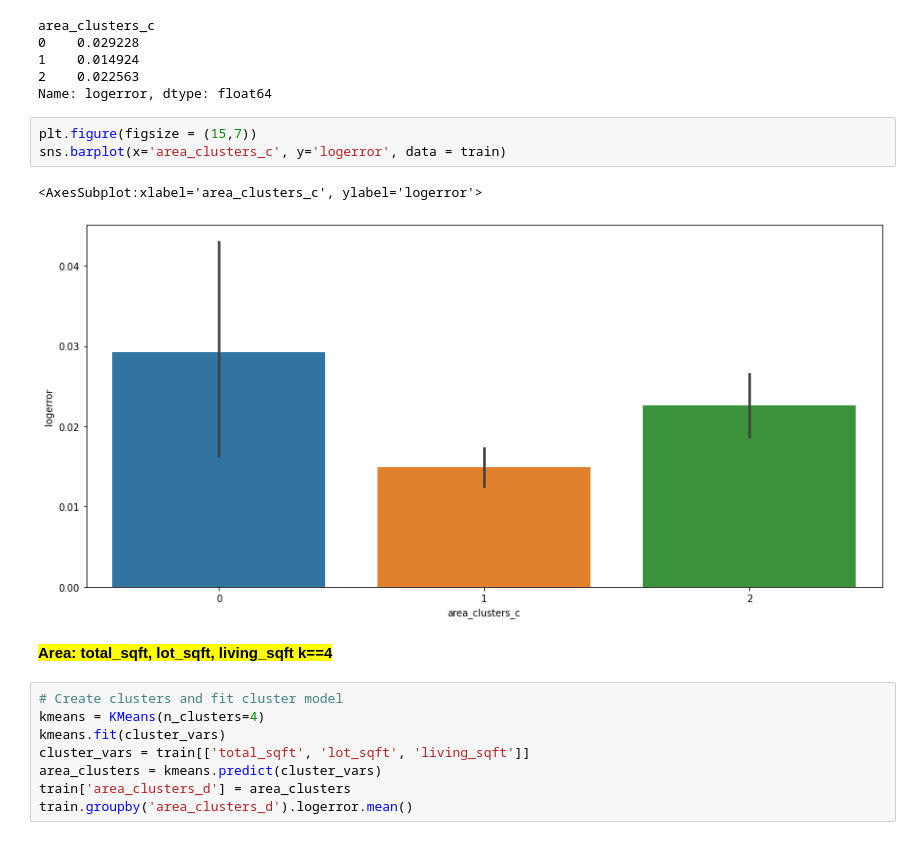
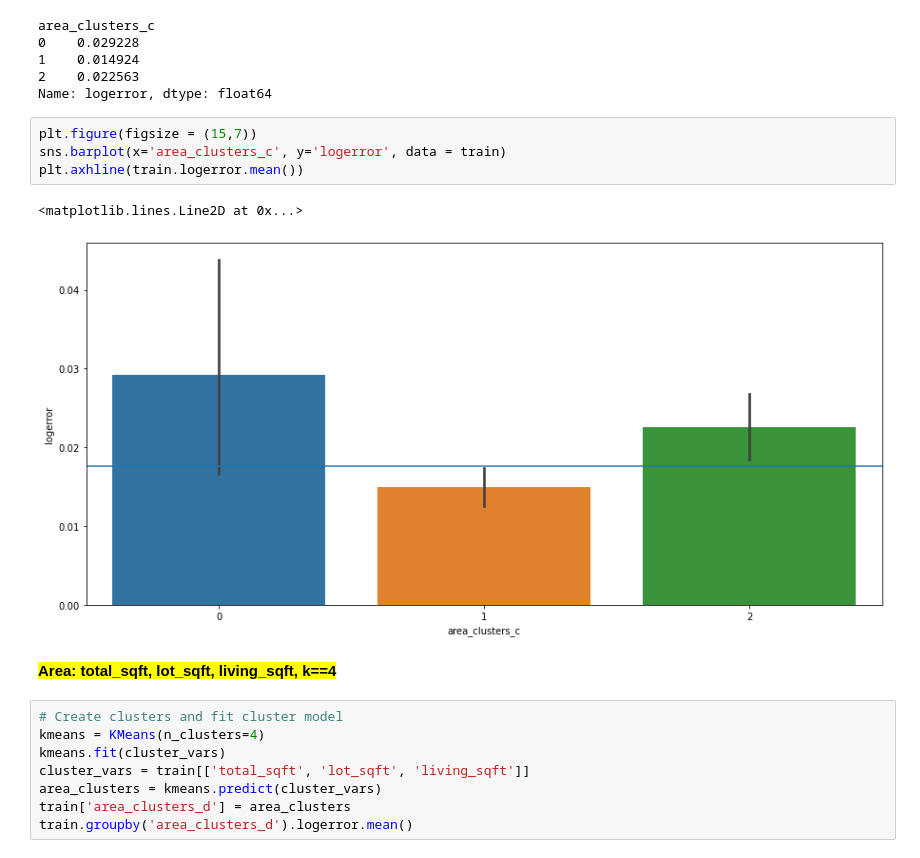
Before and after one commit to m3redithw/Zestimates-Clustering-Project, a Jupyter notebook: modeling.ipynb, the cells around one changed output. Cells and saved outputs as stored; diff of their text form.

Commit message:
completed value clusters

```diff
--- a/modeling.ipynb
+++ b/modeling.ipynb
@@ -611,11 +611,12 @@ Name: logerror, dtype: float64
 # %%
 plt.figure(figsize = (15,7))
 sns.barplot(x='area_clusters_c', y='logerror', data = train)
+plt.axhline(train.logerror.mean())
 # %% [output]
-<AxesSubplot:xlabel='area_clusters_c', ylabel='logerror'>
+<matplotlib.lines.Line2D at 0x...>
-[figure, old version]
+[figure, new version]
 # %% [markdown]
-<span style='background :yellow' >**Area: total_sqft, lot_sqft, living_sqft k==4**</span>
+<span style='background :yellow' >**Area: total_sqft, lot_sqft, living_sqft, k==4**</span>
 # %%
 # Create clusters and fit cluster model
 kmeans = KMeans(n_clusters=4)
```
Also changed, not shown: parts of 45 cells of this notebook.
